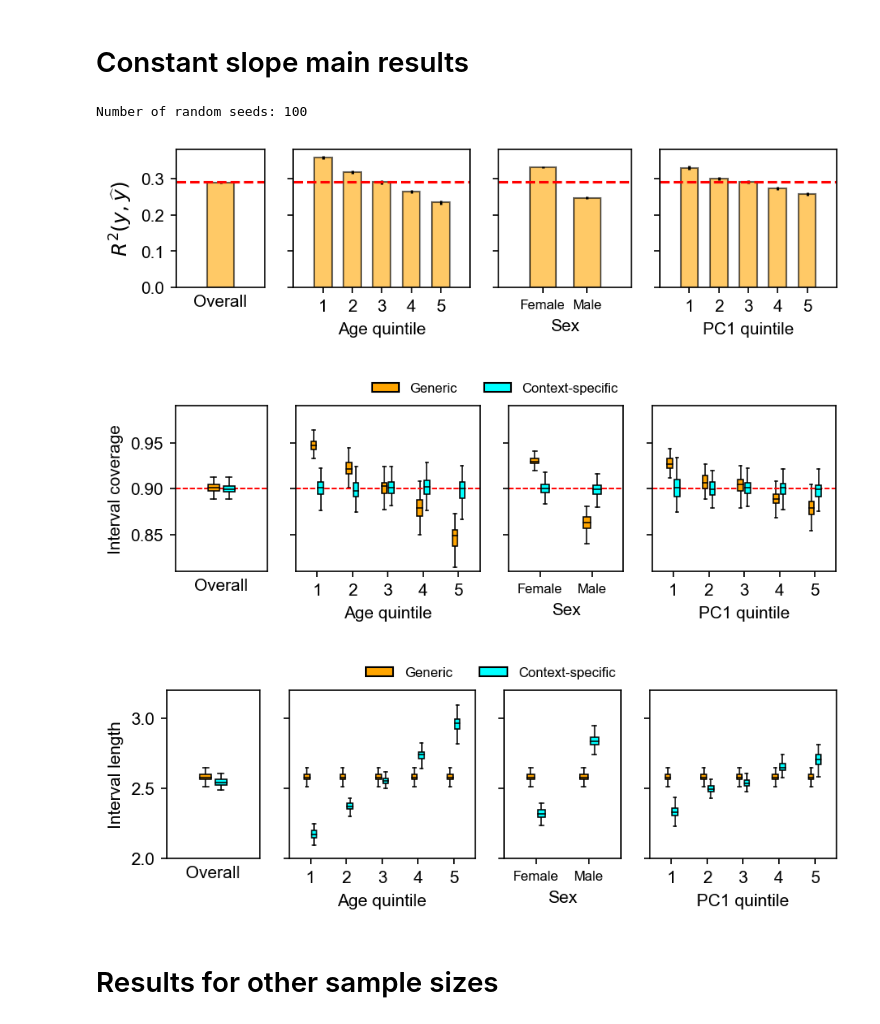
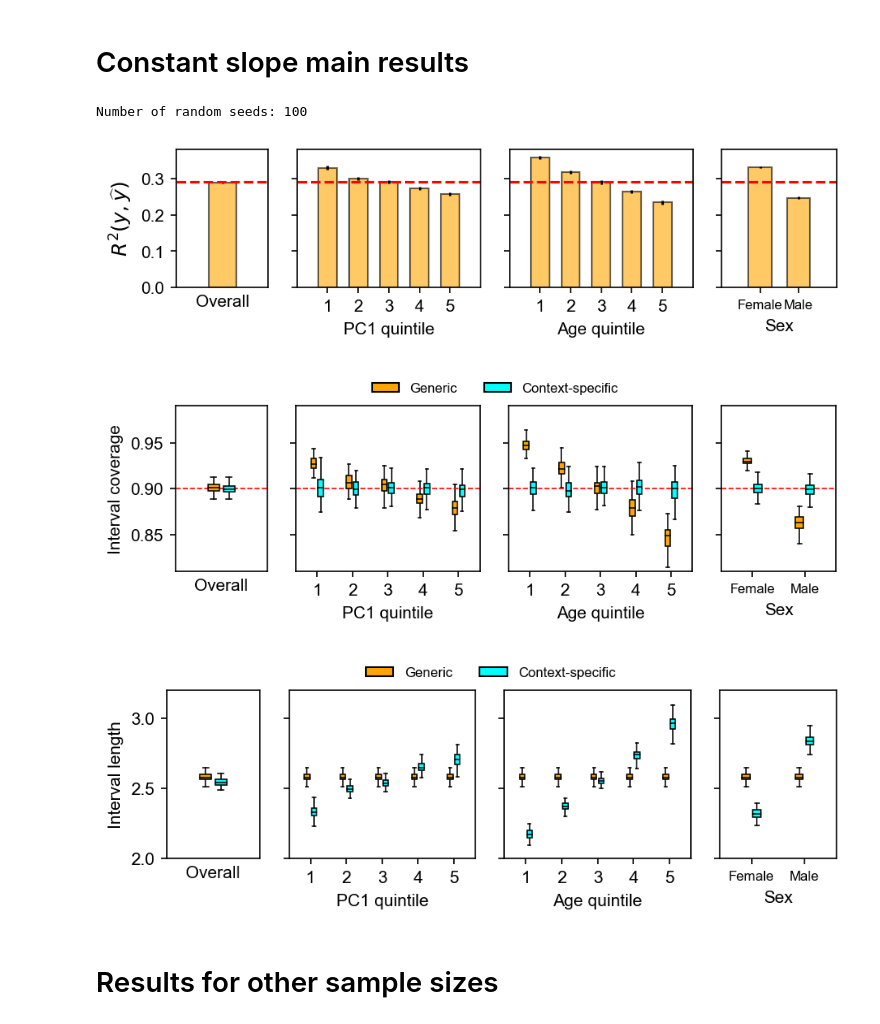
Before and after one commit to KangchengHou/calpred-manuscript, a Jupyter notebook: experiments/simulation/plot.ipynb, the cells around one changed output. Saved outputs shown, nothing was run; the diff lists cells and outputs as text; code cells hidden in the pictures.

Commit message:
update simulation plotting

```diff
--- a/experiments/simulation/plot.ipynb
+++ b/experiments/simulation/plot.ipynb
@@ -23,7 +23,7 @@ def plot_r2(df):
         dpi=150,
         ncols=4,
         sharey=True,
-        gridspec_kw={"width_ratios": [1, 2, 1.5, 2]},
+        gridspec_kw={"width_ratios": [4, 8, 8, 5]},
     )
 
     dict_cov_label = {
@@ -36,9 +36,9 @@ def plot_r2(df):
     for i, cov in enumerate(
         [
             "marginal",
+            "PC1_q",
             "AGE_q",
             "SEX_q",
-            "PC1_q",
         ]
     ):
         r2 = df[df["col"].str.startswith(cov)].groupby("col").mean()["r2"].values
@@ -70,55 +70,67 @@ def plot_r2(df):
 def fix_xaxis(axes):
     # overall
     axes[0].set_xticks([])
+    # PC1
+    axes[1].set_xlabel("PC1 quintile")
+    axes[1].set_xticklabels(np.arange(1, 6))
     # age quintile
-    axes[1].set_xlabel("Age quintile")
-    axes[1].set_xticklabels(np.arange(1, 6))
+    axes[2].set_xlabel("Age quintile")
+    axes[2].set_xticklabels(np.arange(1, 6))
     # sex
-    axes[2].set_xlabel("Sex")
-    axes[2].set_xticklabels(["Female", "Male"], fontsize=8)
-    # PC1
-    axes[3].set_xlabel("PC1 quintile")
-    axes[3].set_xticklabels(np.arange(1, 6))
+    axes[3].set_xlabel("Sex")
+    axes[3].set_xticklabels(["Female", "Male"], fontsize=8)
 # %%
 name = "constant_slope.noslope"
 
-df_stats = pd.read_csv(f"cache/{name}.stats.tsv", sep="\t")
-fig, axes = plot_r2(df_stats[(df_stats["adjust"] == "none") & (df_stats["n"] == 5000)])
+df_stats = pd.read_csv(f"cache/{name}.stats.tsv", sep="\t").rename(
+    columns={"adjust": "method"}
+)
+df_stats["group"] = df_stats["col"].apply(lambda x: x.split("_")[0])
+df_stats["group"] = df_stats["group"].replace(
+    {"marginal": "Overall", "SEX": "Sex", "AGE": "Age"}
+)
+df_stats["subgroup"] = df_stats["col"].apply(
+    lambda x: x.rsplit("_", 1)[1] if "_" in x else ""
+)
+
+fig, axes = plot_r2(df_stats[(df_stats["method"] == "none") & (df_stats["n"] == 5000)])
 fix_xaxis(axes)
 print(f"Number of random seeds: {len(df_stats['seed'].unique())}")
 
 plt.savefig("results/main_r2.pdf", bbox_inches="tight")
 
 fig, axes = multi_group_plot_wrapper(
     df_stats=df_stats.query("n == 5000"),
-    groups=["none", "all"],
-    colors=["orange", "cyan"],
+    methods=["none", "all"],
+    method_colors=["orange", "cyan"],
     labels=["Generic", "Context-specific"],
     val_col="coverage",
     ylim=(0.81, 0.99),
     ylabel="Interval coverage",
     figsize=(7, 1.8),
 )
+for ax in axes:
+    ax.axhline(y=0.9, color="red", lw=0.8, ls="--")
 fix_xaxis(axes)
 plt.savefig("results/main_coverage.pdf", bbox_inches="tight")
 
 fig, axes = multi_group_plot_wrapper(
     df_stats=df_stats.query("n == 5000"),
-    groups=["none", "all"],
-    colors=["orange", "cyan"],
+    methods=["none", "all"],
+    method_colors=["orange", "cyan"],
     labels=["Generic", "Context-specific"],
     val_col="length",
     ylim=(2, 3.2),
     ylabel="Interval length",
     figsize=(7, 1.8),
 )
 fix_xaxis(axes)
 plt.savefig("results/main_length.pdf", bbox_inches="tight")
 # %% [output]
 Number of random seeds: 100
-[figure, old version]
+[figure, new version]
-[figure, old version]
+[figure, new version]
-[figure, old version]
+[figure, new version]
 # %% [markdown]
 # Results for other sample sizes
 # %%
```
Also changed, not shown: parts of 4 cells of this notebook, 2 other files.
